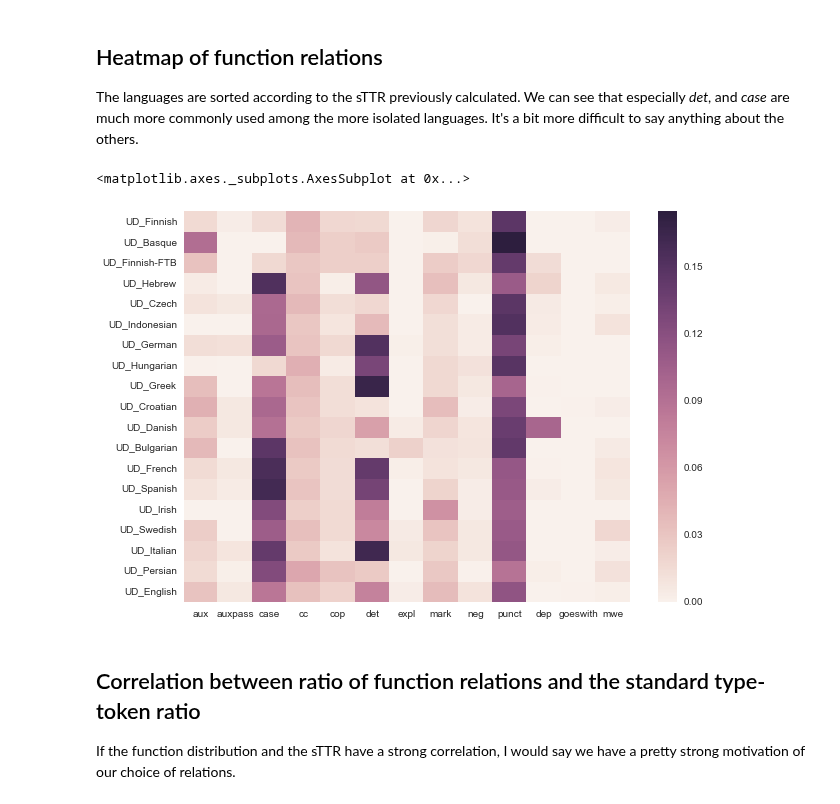
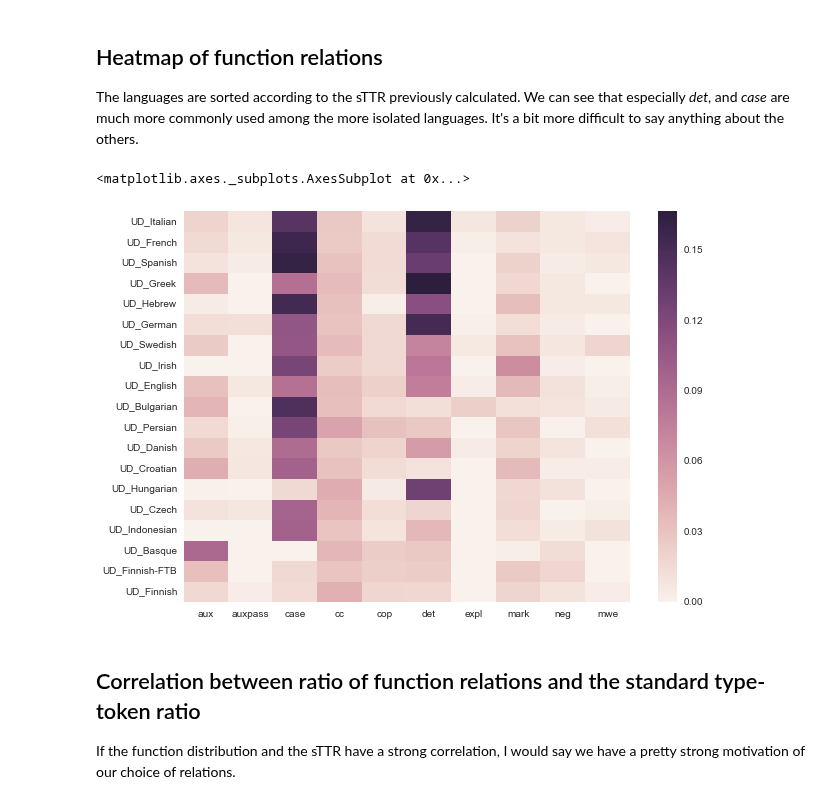
Before and after one commit to jimmycallin/udeval, a Jupyter notebook: notebooks/A manual classification of dependency relations.ipynb, the cells around one changed output. Cells and saved outputs as stored; diff of their text form; code cells hidden in the pictures.

Commit message:
updates, removed individual tree implementation, added Comparison of dependency relations...

```diff
--- a/notebooks/A manual classification of dependency relations.ipynb
+++ b/notebooks/A manual classification of dependency relations.ipynb
@@ -42,7 +45,7 @@ __compound__: German tokenizes e.g. _T-shirt_ into _T_, _\-\-_, and _shirt_ with
 # %% [markdown]
 # Distribution of function relations
 # %%
-function_relations = ['aux', 'auxpass', 'case', 'cc', 'cop', 'det', 'expl', 'mark', 'neg', 'punct', 'dep', 'goeswith', 'mwe']
+function_relations = ['aux', 'auxpass', 'case', 'cc', 'cop', 'det', 'expl', 'mark', 'neg', 'mwe']
 # %%
 # Increase figure size
 %matplotlib inline
@@ -208,10 +158,10 @@ language_function_ratio.plot(kind='barh')
 
 The languages are sorted according to the sTTR previously calculated. We can see that especially _det_, and _case_ are much more commonly used among the more isolated languages. It's a bit more difficult to say anything about the others.
 # %%
-sns.heatmap(function_dist.ix[sttr_order])
+sns.heatmap(function_dist.ix[language_function_ratio.index])
 # %% [output]
 <matplotlib.axes._subplots.AxesSubplot at 0x...>
-[figure, old version]
+[figure, new version]
 # %% [markdown]
 ## Correlation between ratio of function relations and the standard type-token ratio
 
```
Also changed, not shown: parts of 8 cells of this notebook, 3 other files.
